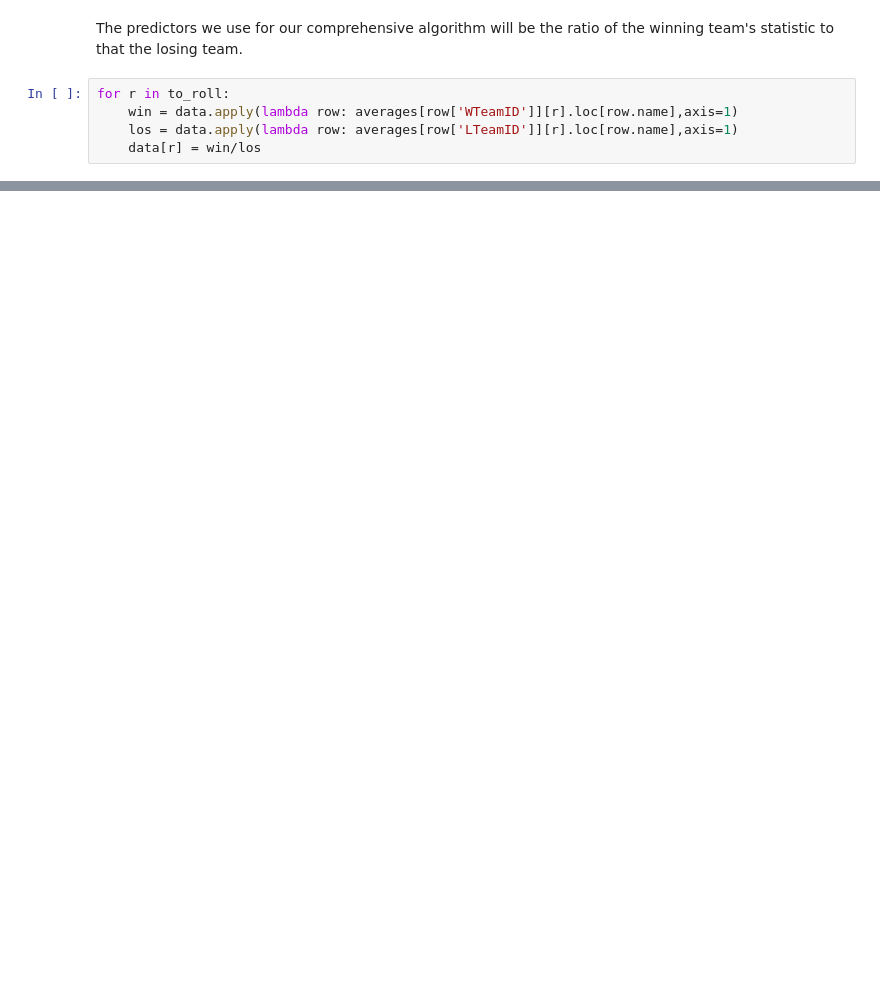
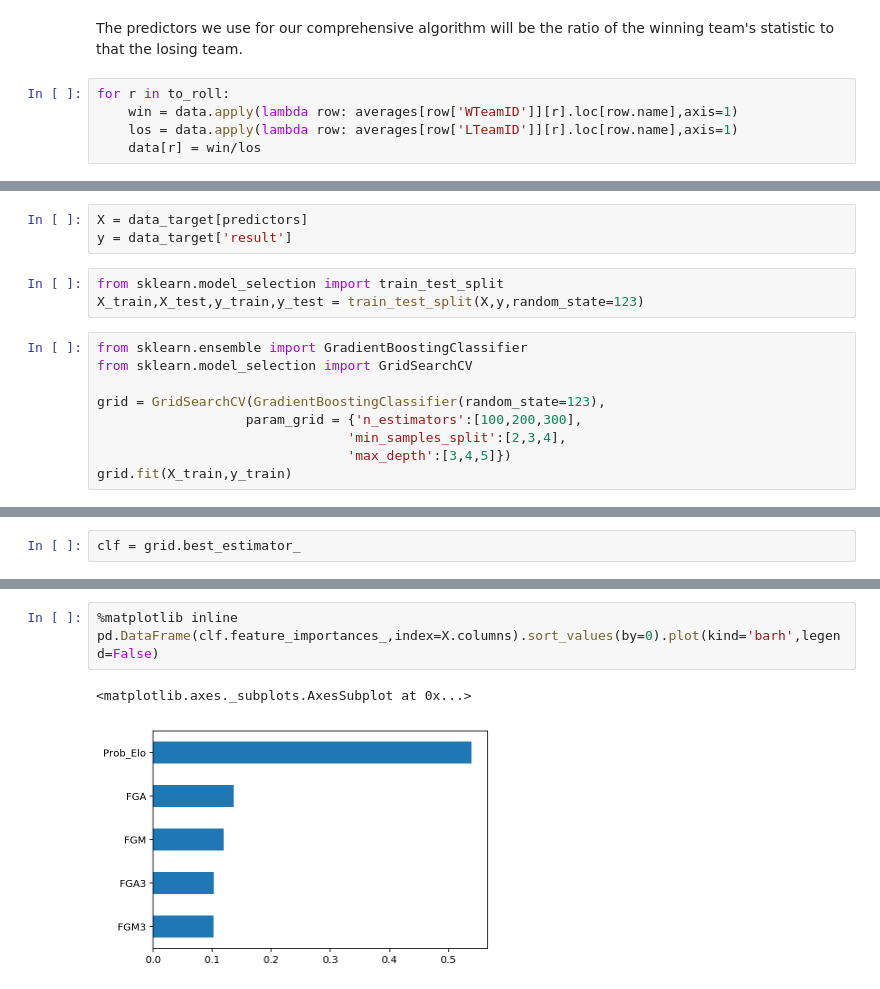
Before and after one commit to tracijo32/march_madness_mens, a Jupyter notebook: NCAA_Tourney_Mens.ipynb, the cells around one changed output, grey strips where cells are left out. Drawn from its saved outputs; the diff is of its cells as text; blank space fills up the shorter version.

```diff
--- a/NCAA_Tourney_Mens.ipynb
+++ b/NCAA_Tourney_Mens.ipynb
@@ -253,0 +344,15 @@ data.head()
+# %%
+X = data_target[predictors]
+y = data_target['result']
+# %%
+from sklearn.model_selection import train_test_split
+X_train,X_test,y_train,y_test = train_test_split(X,y,random_state=123)
+# %%
+from sklearn.ensemble import GradientBoostingClassifier
+from sklearn.model_selection import GridSearchCV
+
+grid = GridSearchCV(GradientBoostingClassifier(random_state=123),
+                   param_grid = {'n_estimators':[100,200,300],
+                                'min_samples_split':[2,3,4],
+                                'max_depth':[3,4,5]})
+grid.fit(X_train,y_train)
@@ -253,0 +373,2 @@ data.head()
+# %%
+clf = grid.best_estimator_
@@ -253,0 +402,6 @@ data.head()
+# %%
+%matplotlib inline
+pd.DataFrame(clf.feature_importances_,index=X.columns).sort_values(by=0).plot(kind='barh',legend=False)
+# %% [output]
+<matplotlib.axes._subplots.AxesSubplot at 0x...>
+[figure, added]
```
Also changed, not shown: parts of 26 cells of this notebook.
